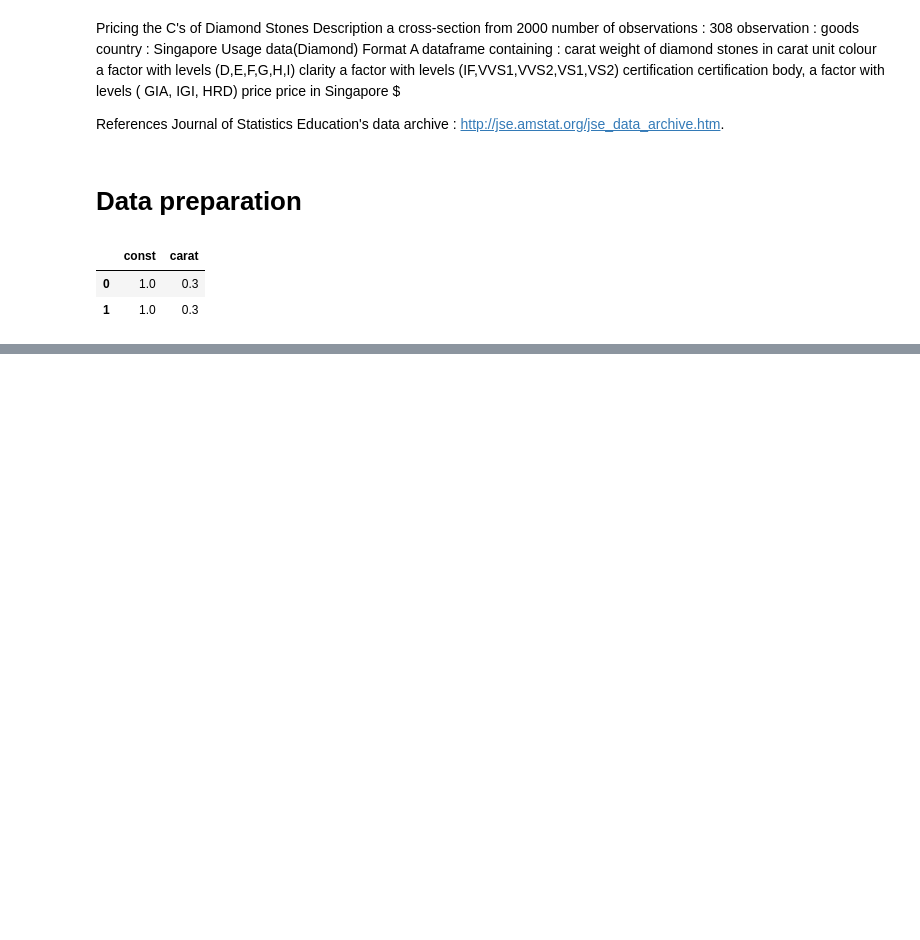
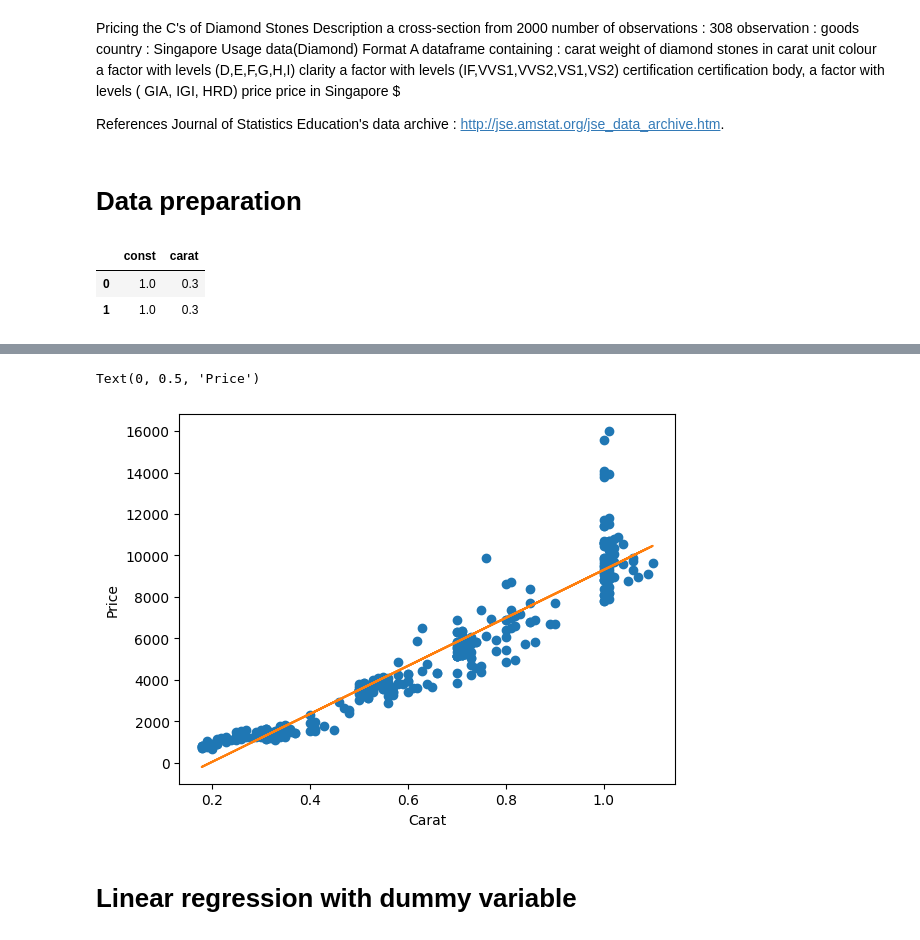
Before and after one commit to TimoCodez/Python-BIA, a Jupyter notebook: Linear_Regression.ipynb, the cells around one changed output, grey strips where cells are left out. Saved outputs shown, nothing was run; the diff lists cells and outputs as text; code cells hidden in the pictures; blank space fills up the shorter version.

Commit message:
more linear regression added

```diff
--- a/Linear_Regression.ipynb
+++ b/Linear_Regression.ipynb
@@ -63,0 +88,13 @@ X.head(2)
+# %%
+# plotting
+X = df.carat
+plt.plot(X, y, 'o')
+b, a = np.polyfit(X, y, 1)
+plt.plot(X, b * X + a)
+plt.xlabel("Carat")
+plt.ylabel("Price")
+# %% [output]
+Text(0, 0.5, 'Price')
+[figure, added]
+# %% [markdown]
+# Linear regression with dummy variable
```
Also changed, not shown: parts of 5 cells of this notebook.
